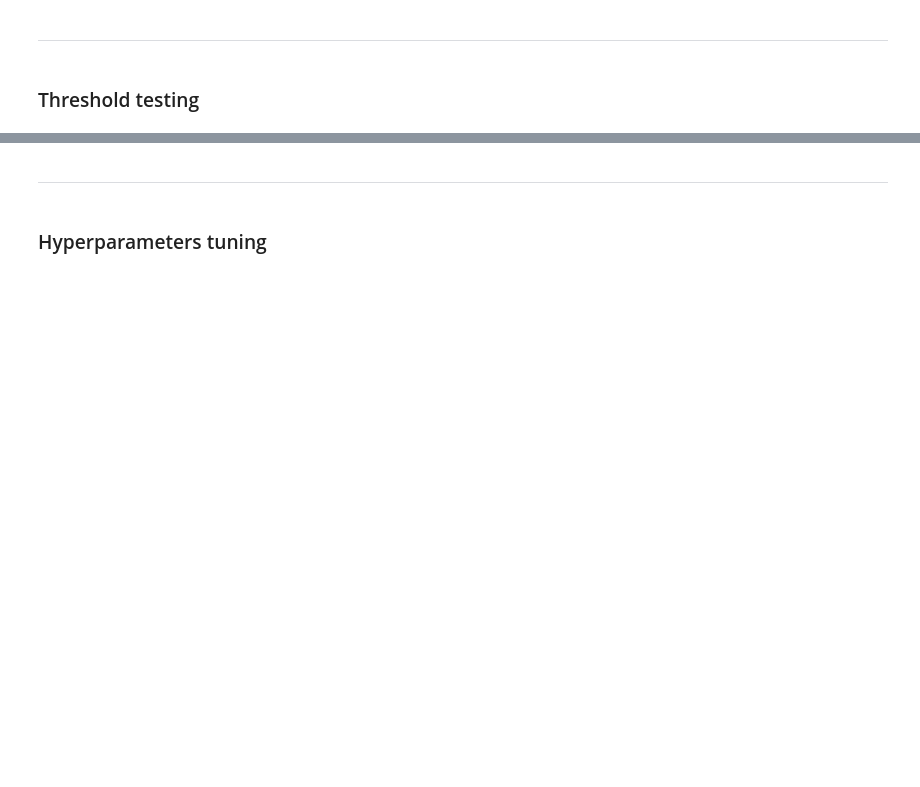
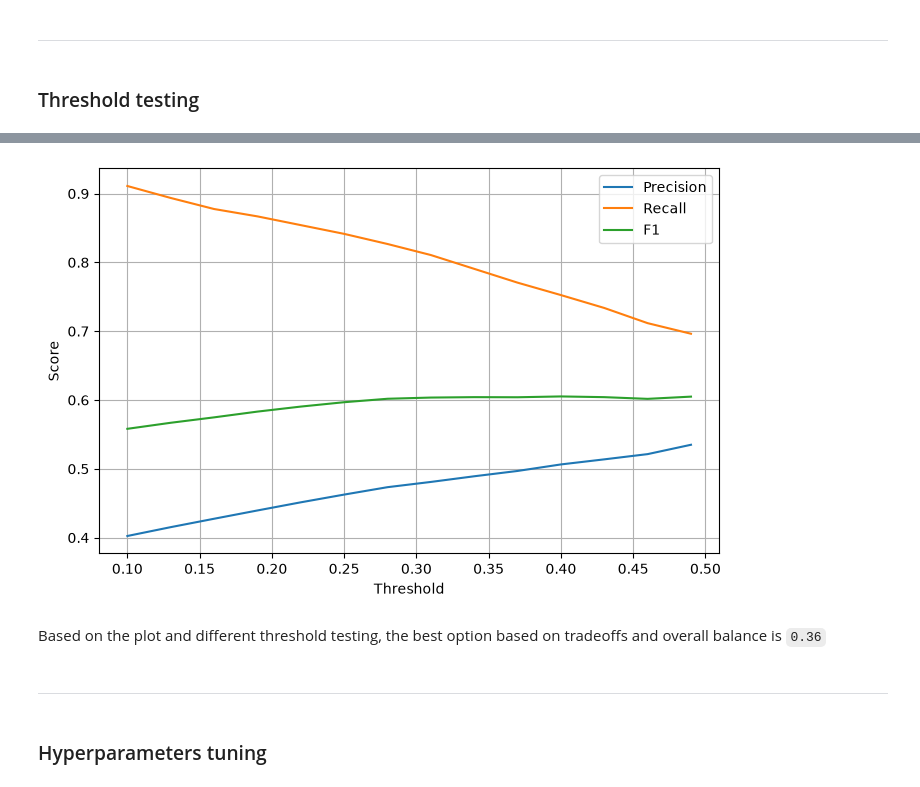
Before and after one commit to nick-st-coder/churn-customer, a Jupyter notebook: notebooks/modeling.ipynb, the cells around one changed output, grey strips where cells are left out. Drawn from its saved outputs; the diff is of its cells as text; code cells hidden in the pictures; blank space fills up the shorter version.

Commit message:
modified: threshold based on analysis

```diff
--- a/notebooks/modeling.ipynb
+++ b/notebooks/modeling.ipynb
@@ -67,10 +68,16 @@ rf = RandomForestClassifier(
     n_jobs=-1
 )
 
+start = time.perf_counter()
+
 rf.fit(X_train, y_train)
+
+end = time.perf_counter()
 
 proba = rf.predict_proba(X_test)[:, 1]
 y_pred = (proba >= THRESHOLD).astype(int)
 
+print(f"Training took {end - start:.3f} seconds")
+
 print(classification_report(y_test, y_pred))
 # %% [output]
@@ -95,10 +101,13 @@ from lightgbm import LGBMClassifier
 # %%
+from lightgbm import LGBMClassifier
+
 lgbm = LGBMClassifier(
     n_estimators=300,
     max_depth=6,
     class_weight='balanced',
     random_state=75,
-    n_jobs=-1
+    n_jobs=-1,
+    verbose=-1
 )
 
 start = time.perf_counter()
@@ -188,14 +185,3 @@ In real world i'd decide what to sacrifice with company but since it's pet proje
 ---
 # %% [markdown]
 ### Threshold testing
-# %%
-from sklearn.metrics import precision_score, recall_score, f1_score
-
-proba = lgbm.predict_proba(X_test)[:, 1]
-
-for t in [0.2, 0.25, 0.3, 0.35, 0.4]:
-    preds = (proba >= t).astype(int)
-    prec = precision_score(y_test, preds, pos_label=1)
-    rec = recall_score(y_test, preds, pos_label=1)
-    f1 = f1_score(y_test, preds, pos_label=1)
-    print(f"Threshold: {t} has precision: {prec:.3f}, recall: {rec:.3f}, f1: {f1:.3f}")
@@ -211,0 +236,4 @@ THRESHOLD = 0.25
+# %%
+results = pd.DataFrame(results)
+
+results.sort_values(["f1_mean", "recall_mean"], ascending=False).head()
@@ -211,0 +247,18 @@ THRESHOLD = 0.25
+# %%
+import matplotlib.pyplot as plt
+
+plt.figure(figsize=(8,5))
+
+plt.plot(results["threshold"], results["precision_mean"], label="Precision")
+plt.plot(results["threshold"], results["recall_mean"], label="Recall")
+plt.plot(results["threshold"], results["f1_mean"], label="F1")
+
+plt.xlabel("Threshold")
+plt.ylabel("Score")
+plt.legend()
+plt.grid(True)
+plt.show()
+# %% [output]
+[figure, added]
+# %% [markdown]
+Based on the plot and different threshold testing, the best option based on tradeoffs and overall balance is `0.36`
```
Also changed, not shown: parts of 19 cells of this notebook.
